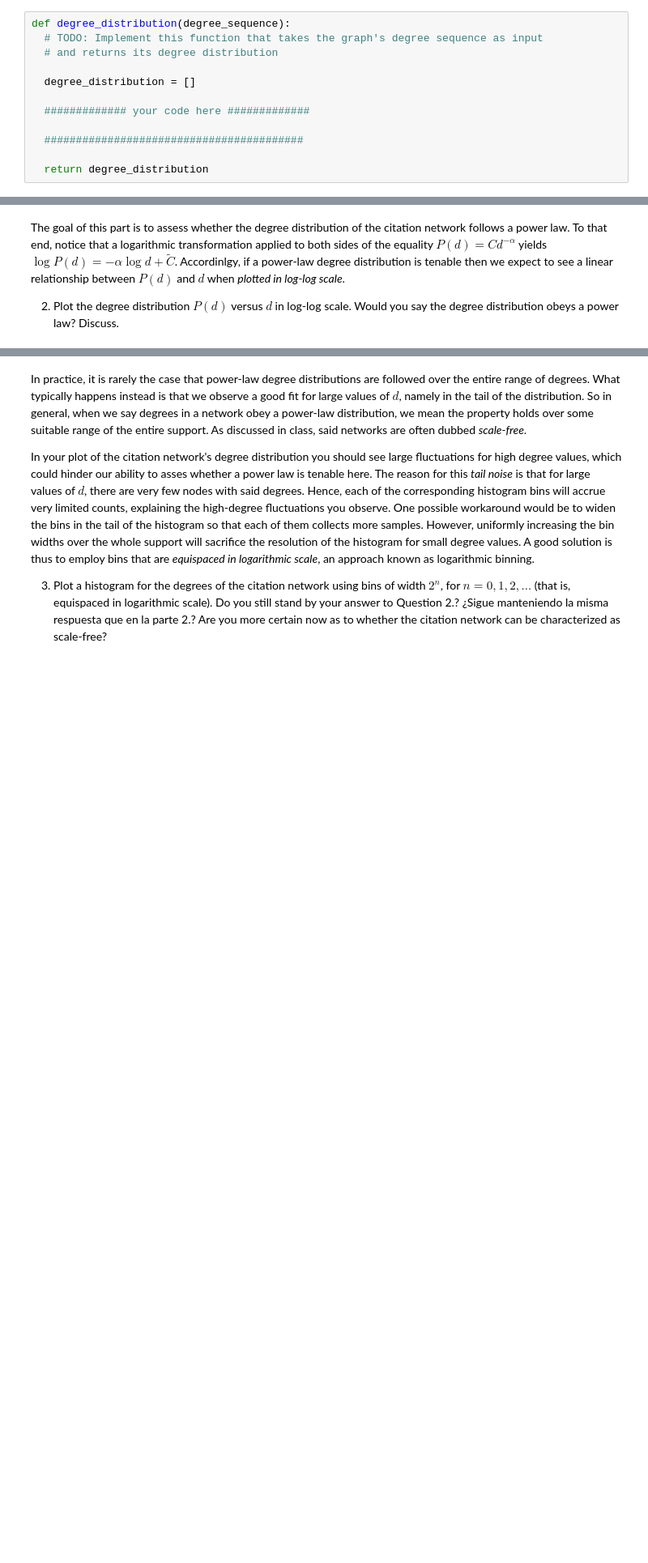
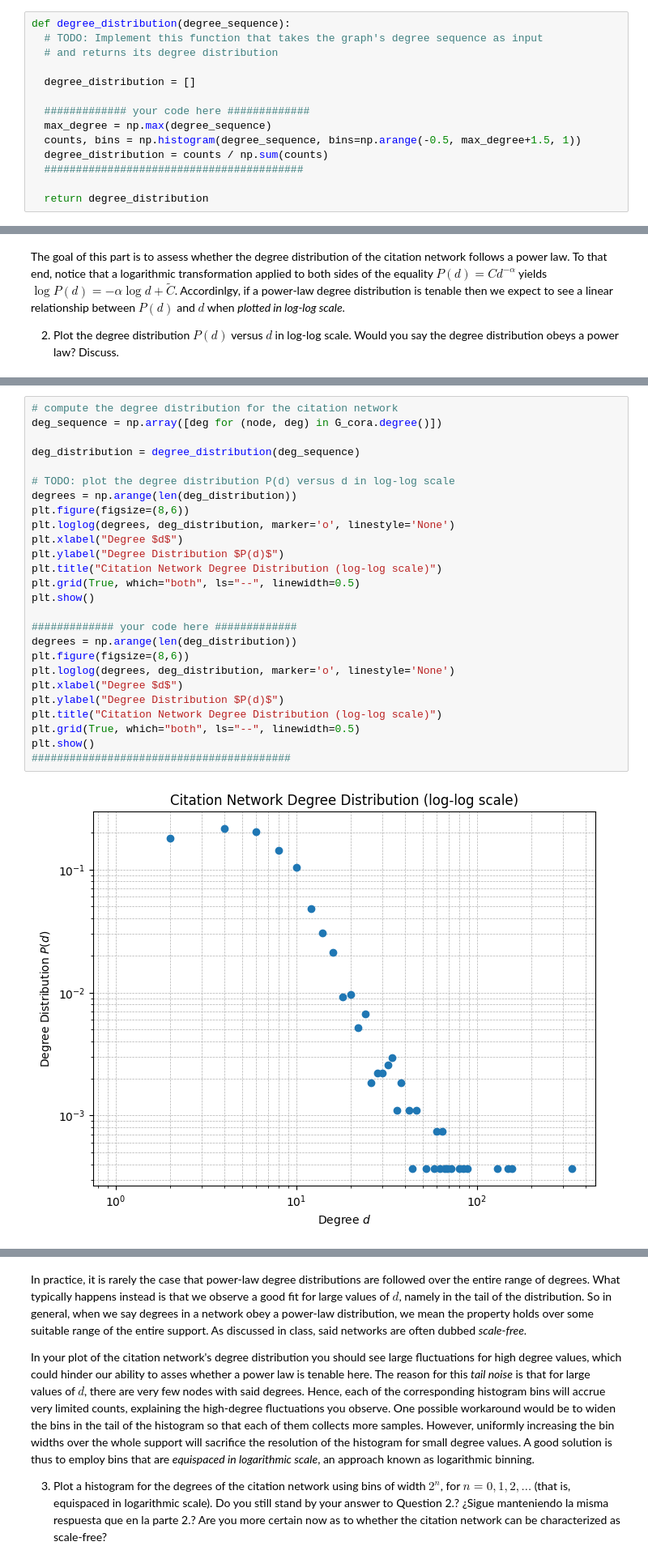
Before and after one commit to donkhoanguyen/csc_402, a Jupyter notebook: lab2/Lab2_ECE442.ipynb, the cells around one changed output, grey strips where cells are left out. Shown at 81% size. Drawn from its saved outputs; the diff is of its cells as text; blank space fills up the shorter version.

```diff
--- a/lab2/Lab2_ECE442.ipynb
+++ b/lab2/Lab2_ECE442.ipynb
@@ -42,7 +42,9 @@ def degree_distribution(degree_sequence):
   degree_distribution = []
 
   ############# your code here #############
-
+  max_degree = np.max(degree_sequence)
+  counts, bins = np.histogram(degree_sequence, bins=np.arange(-0.5, max_degree+1.5, 1))
+  degree_distribution = counts / np.sum(counts)
   #########################################
 
   return degree_distribution
@@ -121,0 +143,28 @@ deg_distribution = degree_distribution(deg_sequence)
+# %%
+# compute the degree distribution for the citation network
+deg_sequence = np.array([deg for (node, deg) in G_cora.degree()])
+
+deg_distribution = degree_distribution(deg_sequence)
+
+# TODO: plot the degree distribution P(d) versus d in log-log scale
+degrees = np.arange(len(deg_distribution))
+plt.figure(figsize=(8,6))
+plt.loglog(degrees, deg_distribution, marker='o', linestyle='None')
+plt.xlabel("Degree $d$")
+plt.ylabel("Degree Distribution $P(d)$")
+plt.title("Citation Network Degree Distribution (log-log scale)")
+plt.grid(True, which="both", ls="--", linewidth=0.5)
+plt.show()
+
+############# your code here #############
+degrees = np.arange(len(deg_distribution))
+plt.figure(figsize=(8,6))
+plt.loglog(degrees, deg_distribution, marker='o', linestyle='None')
+plt.xlabel("Degree $d$")
+plt.ylabel("Degree Distribution $P(d)$")
+plt.title("Citation Network Degree Distribution (log-log scale)")
+plt.grid(True, which="both", ls="--", linewidth=0.5)
+plt.show()
+#########################################
+# %% [output]
+[figure, added]
```
Also changed, not shown: parts of 34 cells of this notebook, 18 other files.
